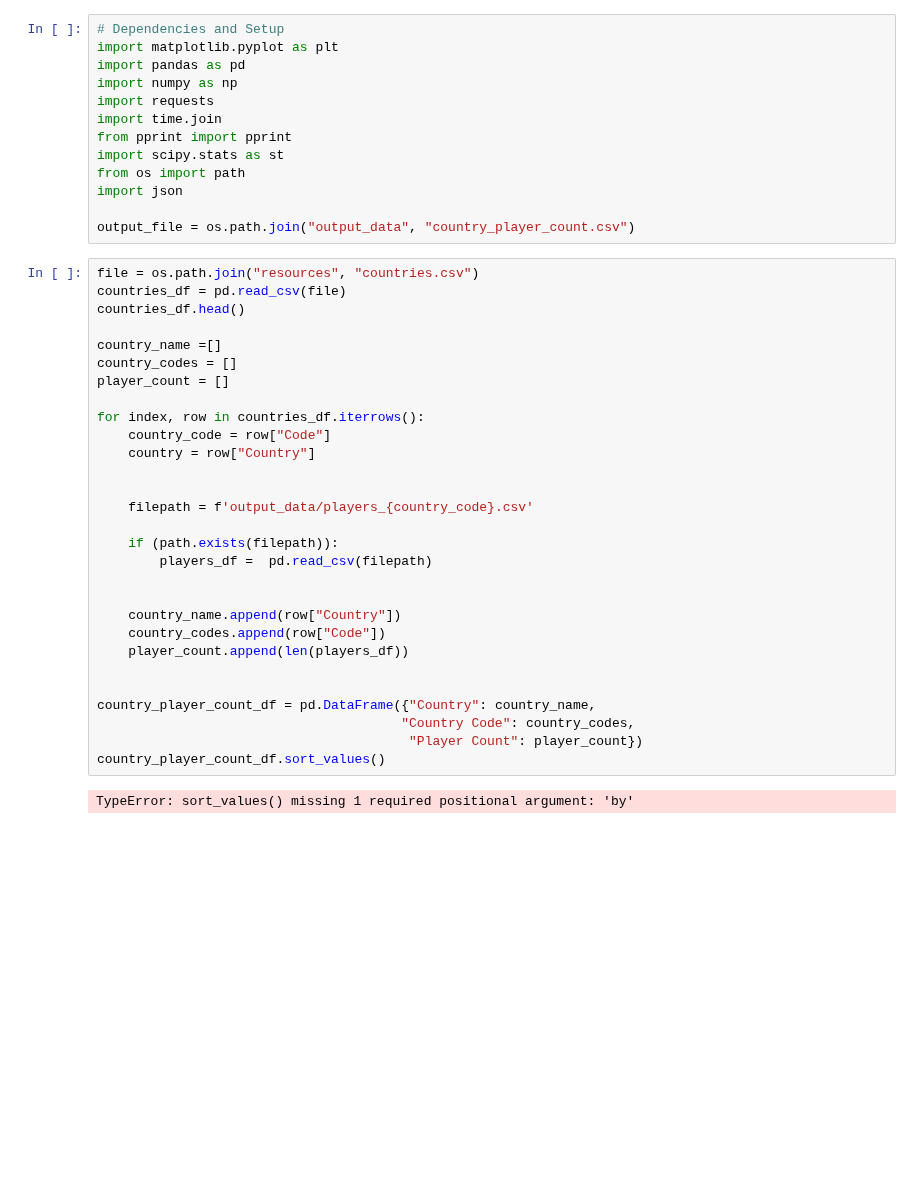
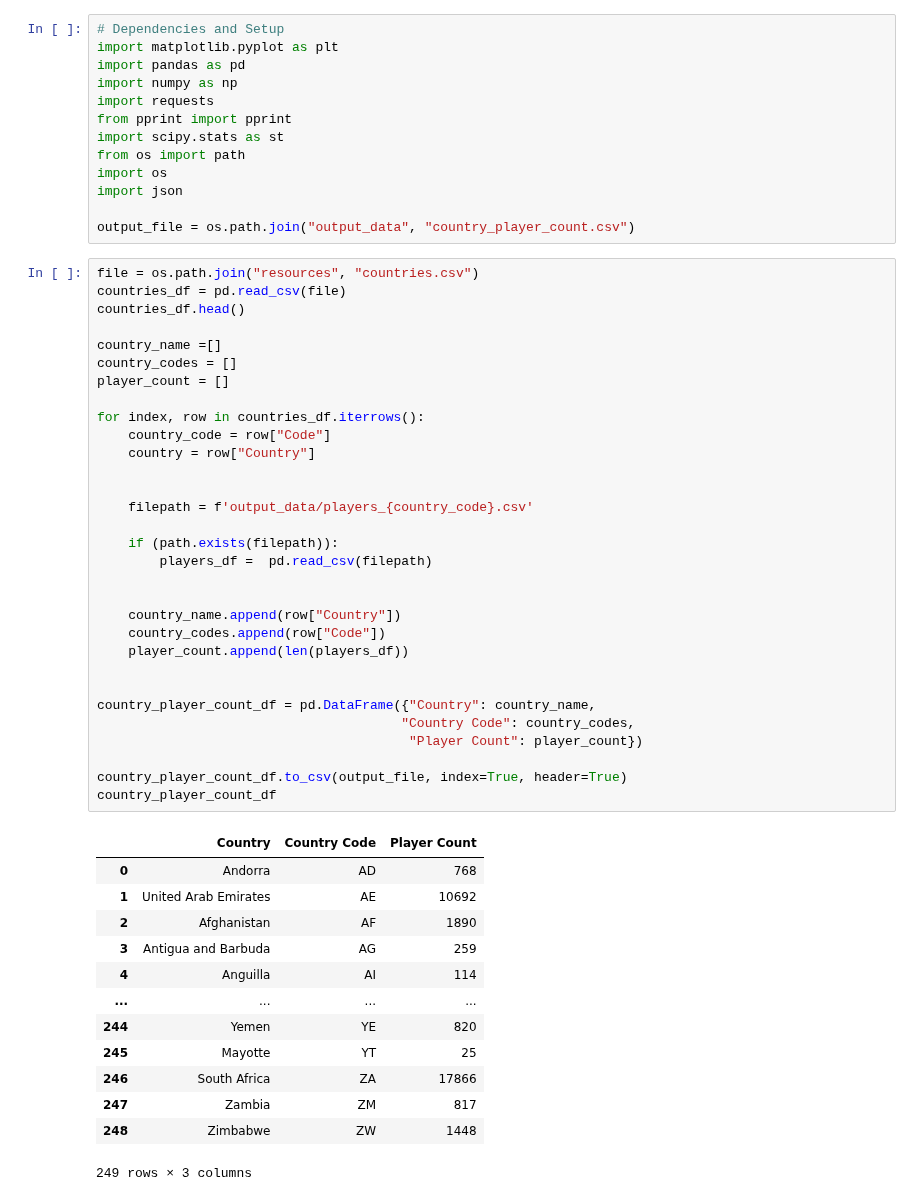
Before and after one commit to melissamonroe/who-plays-chess, a Jupyter notebook: Untitled1.ipynb, the cells around one changed output. Cells and saved outputs as stored; diff of their text form; blank space fills up the shorter version.

```diff
--- a/Untitled1.ipynb
+++ b/Untitled1.ipynb
@@ -4,41 +4,55 @@ import matplotlib.pyplot as plt
 import pandas as pd
 import numpy as np
 import requests
-import time.join
 from pprint import pprint
 import scipy.stats as st
 from os import path
+import os
 import json
 
 output_file = os.path.join("output_data", "country_player_count.csv")
 # %%
 file = os.path.join("resources", "countries.csv")
 countries_df = pd.read_csv(file)
 countries_df.head()
 
 country_name =[]
 country_codes = []
 player_count = []
 
 for index, row in countries_df.iterrows():
     country_code = row["Code"]
     country = row["Country"]
 
 
     filepath = f'output_data/players_{country_code}.csv'
 
     if (path.exists(filepath)):
         players_df =  pd.read_csv(filepath)
 
 
     country_name.append(row["Country"])
     country_codes.append(row["Code"])
     player_count.append(len(players_df))
 
 
 country_player_count_df = pd.DataFrame({"Country": country_name,
                                        "Country Code": country_codes,
                                         "Player Count": player_count})
-country_player_count_df.sort_values()
+
+country_player_count_df.to_csv(output_file, index=True, header=True)
+country_player_count_df
 # %% [output]
+|  | Country | Country Code | Player Count |
+| 0 | Andorra | AD | 768 |
+| 1 | United Arab Emirates | AE | 10692 |
+| 2 | Afghanistan | AF | 1890 |
+| 3 | Antigua and Barbuda | AG | 259 |
+| 4 | Anguilla | AI | 114 |
+| ... | ... | ... | ... |
+| 244 | Yemen | YE | 820 |
+| 245 | Mayotte | YT | 25 |
+| 246 | South Africa | ZA | 17866 |
+| 247 | Zambia | ZM | 817 |
+| 248 | Zimbabwe | ZW | 1448 |
-TypeError: sort_values() missing 1 required positional argument: 'by'
+249 rows × 3 columns
```
Also changed, not shown: parts of 2 cells of this notebook, 1 other file.
